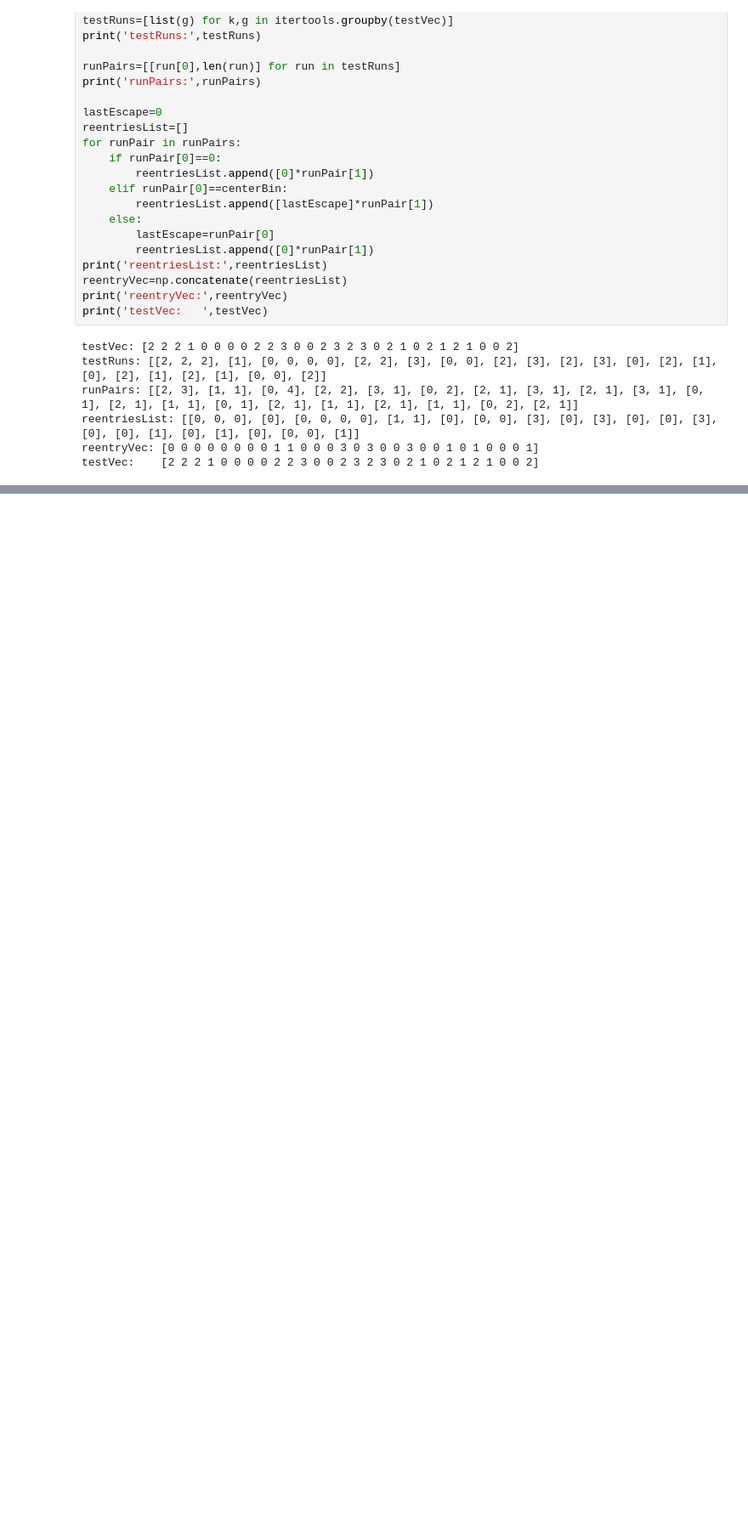
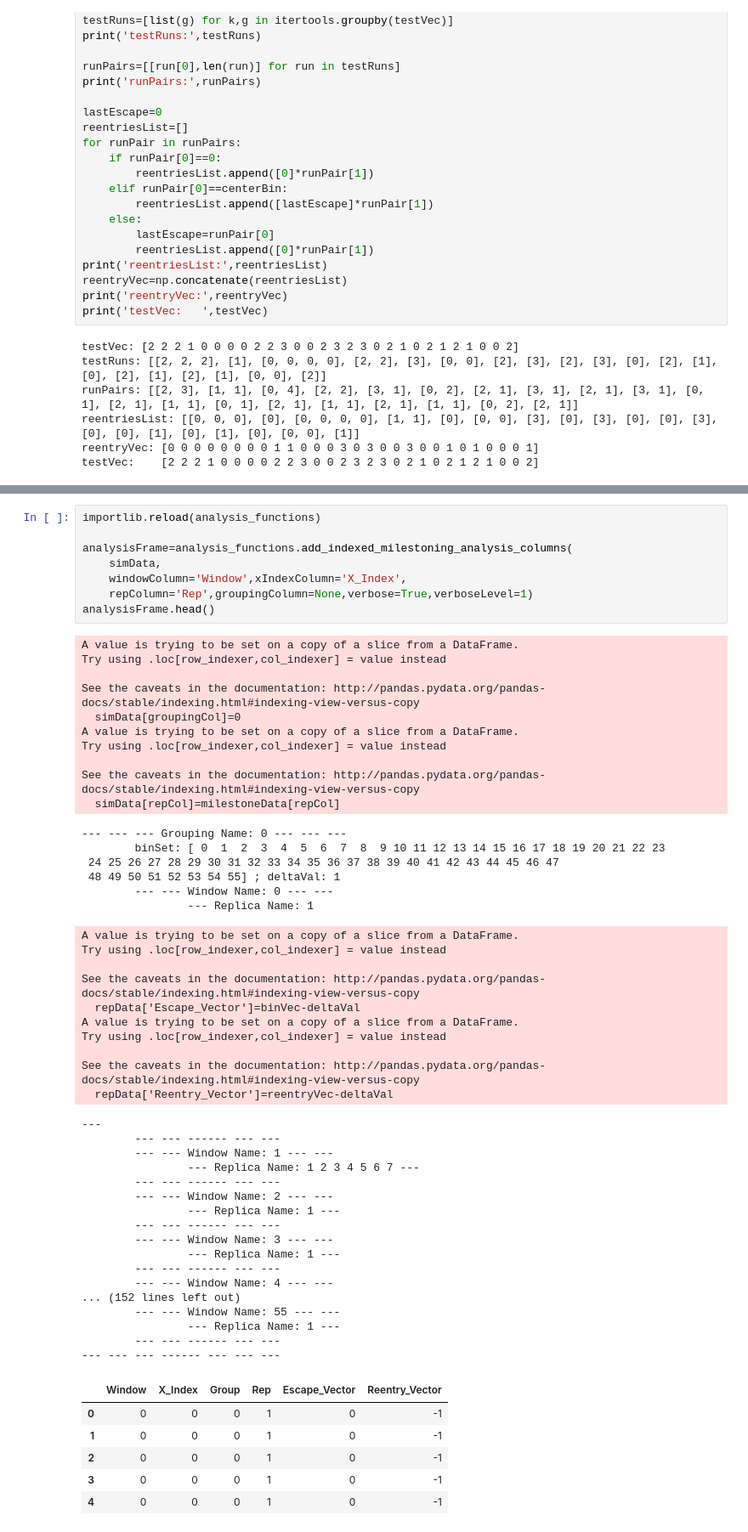
Before and after one commit to wesleymsmith/Milestoning_Analysis, a Jupyter notebook: MD_Milestone_Analysis_Testing.ipynb, the cells around one changed output, grey strips where cells are left out. Shown at 85% size. Saved outputs shown, nothing was run; the diff lists cells and outputs as text; blank space fills up the shorter version.

```diff
--- a/MD_Milestone_Analysis_Testing.ipynb
+++ b/MD_Milestone_Analysis_Testing.ipynb
@@ -327,0 +385,58 @@ reentryVec: [0 0 0 0 0 0 0 1 1 1 3 3 1 1 0 0 3 3 3 3 0 3 3 0 1 1 1 1 0 0 1 1]
+# %%
+importlib.reload(analysis_functions)
+
+analysisFrame=analysis_functions.add_indexed_milestoning_analysis_columns(
+    simData,
+    windowColumn='Window',xIndexColumn='X_Index',
+    repColumn='Rep',groupingColumn=None,verbose=True,verboseLevel=1)
+analysisFrame.head()
+# %% [output]
+A value is trying to be set on a copy of a slice from a DataFrame.
+Try using .loc[row_indexer,col_indexer] = value instead
+
+See the caveats in the documentation: http://pandas.pydata.org/pandas-docs/stable/indexing.html#indexing-view-versus-copy
+  simData[groupingCol]=0
+A value is trying to be set on a copy of a slice from a DataFrame.
+Try using .loc[row_indexer,col_indexer] = value instead
+
+See the caveats in the documentation: http://pandas.pydata.org/pandas-docs/stable/indexing.html#indexing-view-versus-copy
+  simData[repCol]=milestoneData[repCol]
+--- --- --- Grouping Name: 0 --- --- ---
+        binSet: [ 0  1  2  3  4  5  6  7  8  9 10 11 12 13 14 15 16 17 18 19 20 21 22 23
+ 24 25 26 27 28 29 30 31 32 33 34 35 36 37 38 39 40 41 42 43 44 45 46 47
+ 48 49 50 51 52 53 54 55] ; deltaVal: 1
+        --- --- Window Name: 0 --- ---
+                --- Replica Name: 1
+A value is trying to be set on a copy of a slice from a DataFrame.
+Try using .loc[row_indexer,col_indexer] = value instead
+
+See the caveats in the documentation: http://pandas.pydata.org/pandas-docs/stable/indexing.html#indexing-view-versus-copy
+  repData['Escape_Vector']=binVec-deltaVal
+A value is trying to be set on a copy of a slice from a DataFrame.
+Try using .loc[row_indexer,col_indexer] = value instead
+
+See the caveats in the documentation: http://pandas.pydata.org/pandas-docs/stable/indexing.html#indexing-view-versus-copy
+  repData['Reentry_Vector']=reentryVec-deltaVal
+---
+        --- --- ------ --- ---
+        --- --- Window Name: 1 --- ---
+                --- Replica Name: 1 2 3 4 5 6 7 ---
+        --- --- ------ --- ---
+        --- --- Window Name: 2 --- ---
+                --- Replica Name: 1 ---
+        --- --- ------ --- ---
+        --- --- Window Name: 3 --- ---
+                --- Replica Name: 1 ---
+        --- --- ------ --- ---
+        --- --- Window Name: 4 --- ---
+... (152 lines left out)
+        --- --- Window Name: 55 --- ---
+                --- Replica Name: 1 ---
+        --- --- ------ --- ---
+--- --- --- ------ --- --- ---
+|  | Window | X_Index | Group | Rep | Escape_Vector | Reentry_Vector |
+| 0 | 0 | 0 | 0 | 1 | 0 | -1 |
+| 1 | 0 | 0 | 0 | 1 | 0 | -1 |
+| 2 | 0 | 0 | 0 | 1 | 0 | -1 |
+| 3 | 0 | 0 | 0 | 1 | 0 | -1 |
+| 4 | 0 | 0 | 0 | 1 | 0 | -1 |
```
Also changed, not shown: parts of 16 cells of this notebook, 1 other file.
